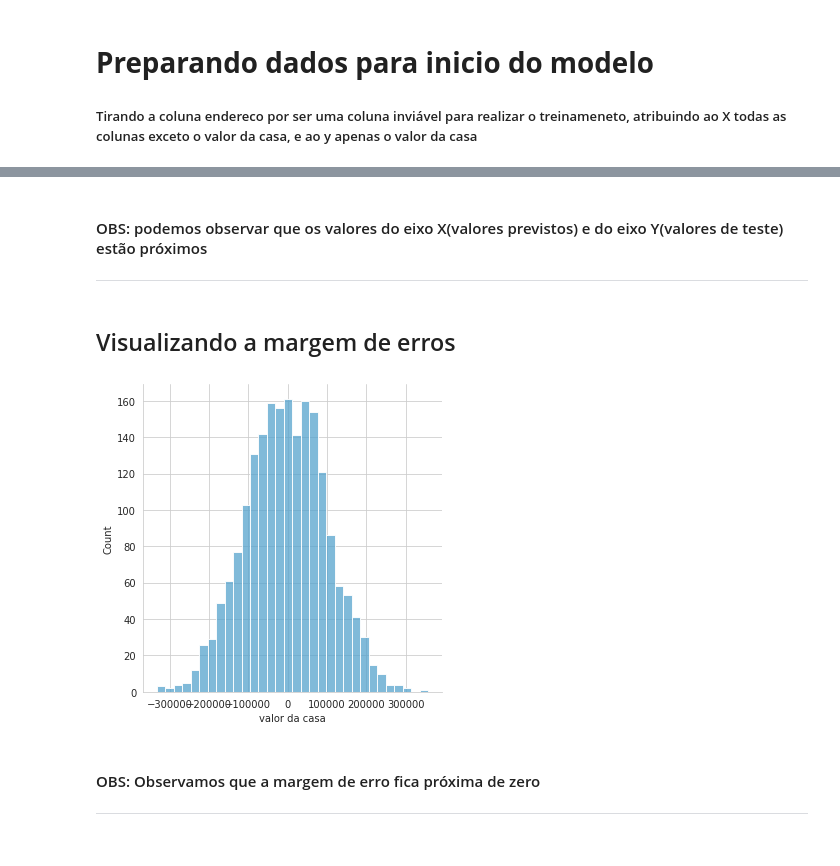
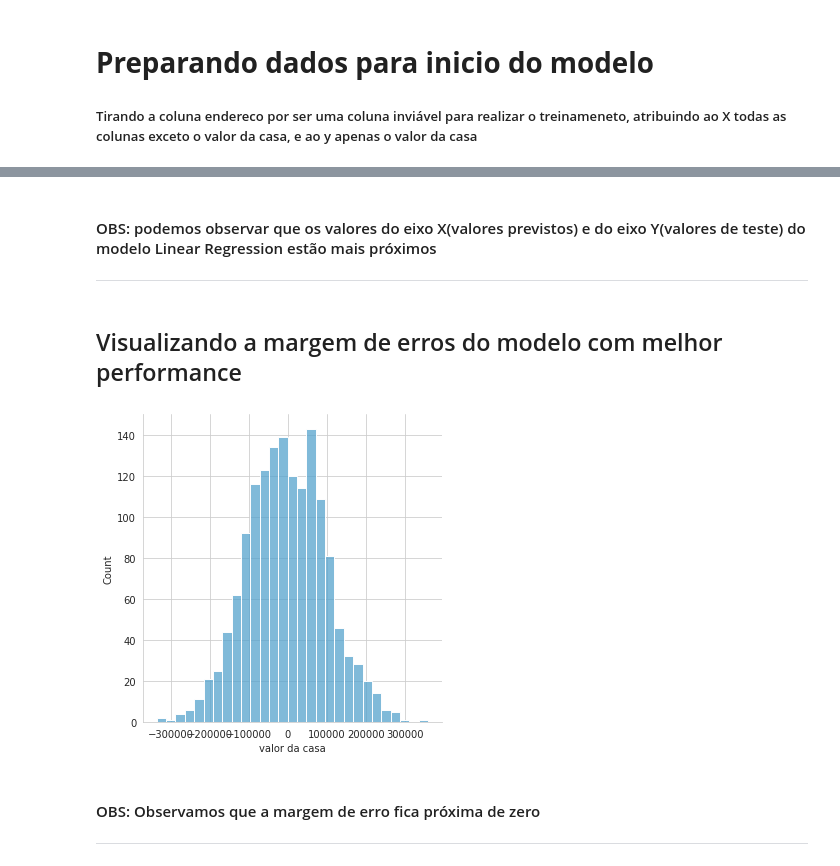
Before and after one commit to JairoLopes/Analises_R_Python, a Jupyter notebook: Projeto_VendaCasas/Predicao_casas.ipynb, the cells around one changed output, grey strips where cells are left out. Cells and saved outputs as stored; diff of their text form; code cells hidden in the pictures.

```diff
--- a/Projeto_VendaCasas/Predicao_casas.ipynb
+++ b/Projeto_VendaCasas/Predicao_casas.ipynb
@@ -167,0 +171,4 @@ LinearRegression(copy_X=True, fit_intercept=True, n_jobs=None, normalize=False)
+# %%
+treemodel.fit(Xtrain, ytrain)
+lrmodel.fit(Xtrain, ytrain)
+rfmodel.fit(Xtrain, ytrain)
@@ -172,8 +184,0 @@ pred = lm.predict(Xtest)
-# %%
-plt.figure(dpi=120)
-sns.set_palette("Wistia_r")
-plt.title("Avaliando precisão do modelo")
-plt.xlabel("Valores do eixo X")
-plt.ylabel("Valores do eixo Y")
-sns.scatterplot(ytest, pred)
-plt.show()
@@ -181,0 +185,4 @@ plt.show()
+# %%
+treepred = treemodel.predict(Xtest)
+lrpred = lrmodel.predict(Xtest)
+rfpred = rfmodel.predict(Xtest)
@@ -181,0 +201,23 @@ plt.show()
+# %%
+plt.figure(dpi=160)
+plt.subplot(2,2,1)
+sns.set_palette("BuPu_r")
+plt.title("Linear Regression")
+plt.ylabel("Valores preditos")
+plt.xlabel("Valores de teste")
+sns.scatterplot(ytest, lrpred)
+#
+plt.subplot(2,2,2)
+sns.set_palette("Dark2")
+plt.title("Random Forest")
+plt.ylabel("")
+plt.xlabel("Valores de teste")
+sns.scatterplot(ytest, rfpred)
+#
+plt.subplot(2,2,3)
+sns.set_palette("coolwarm")
+plt.title("Decision Tree")
+plt.ylabel("Valores preditos")
+plt.xlabel("Valores valores de teste")
+sns.scatterplot(ytest, treepred)
+plt.show()
@@ -182,14 +226,14 @@ plt.show()
 # %% [markdown]
-#### OBS: podemos observar que  os valores do eixo X(valores previstos) e do eixo Y(valores de teste) estão próximos
+#### OBS: podemos observar que  os valores do eixo X(valores previstos) e do eixo Y(valores de teste) do modelo Linear Regression estão mais próximos
 ***
 # %% [markdown]
-## Visualizando a margem de erros
+## Visualizando a margem de erros do modelo com melhor performance
 # %%
 sns.set_palette("icefire")
-sns.displot(ytest - pred)
+sns.displot(ytest - lrpred)
 plt.show()
 # %% [output]
-[figure, old version]
+[figure, new version]
 # %% [markdown]
 #### OBS: Observamos que a margem de erro fica próxima de zero
 ***
```
Also changed, not shown: parts of 18 cells of this notebook.
